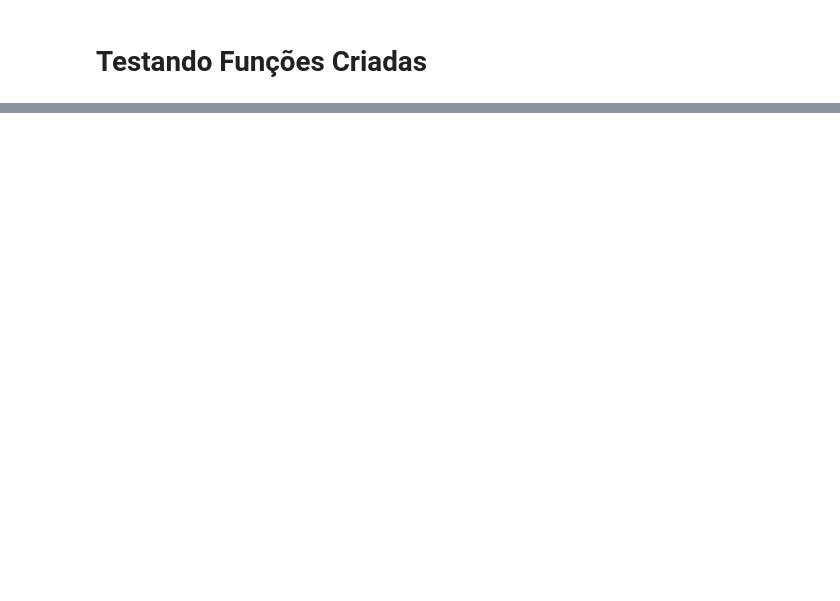
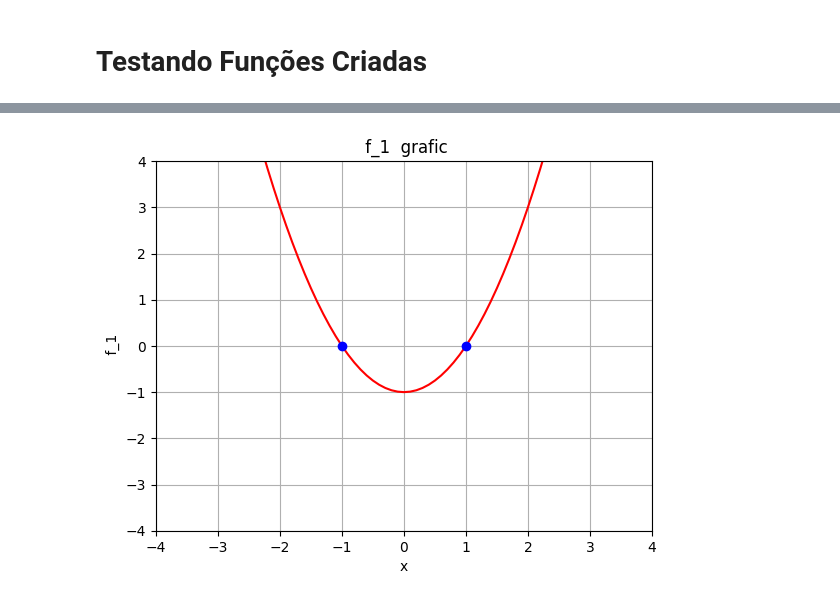
Before and after one commit to DougAugSilva/grafpy, a Jupyter notebook: notebooks/examples.ipynb, the cells around one changed output, grey strips where cells are left out. Drawn from its saved outputs; the diff is of its cells as text; code cells hidden in the pictures; blank space fills up the shorter version.

```diff
--- a/notebooks/examples.ipynb
+++ b/notebooks/examples.ipynb
@@ -55,0 +41,5 @@ sys.path.append('D:\\1 - CODIGOS\\Python\\biblioteca_plot_graficos')
+# %%
+gpyp.plot_func(f_1, -3, 4, -4, 4, "r")
+gpyp.plot_pontos([-1,1], [0,0],["b", "b"])
+# %% [output]
+[figure, added]
```
Also changed, not shown: parts of 12 cells of this notebook, 2 other files.
